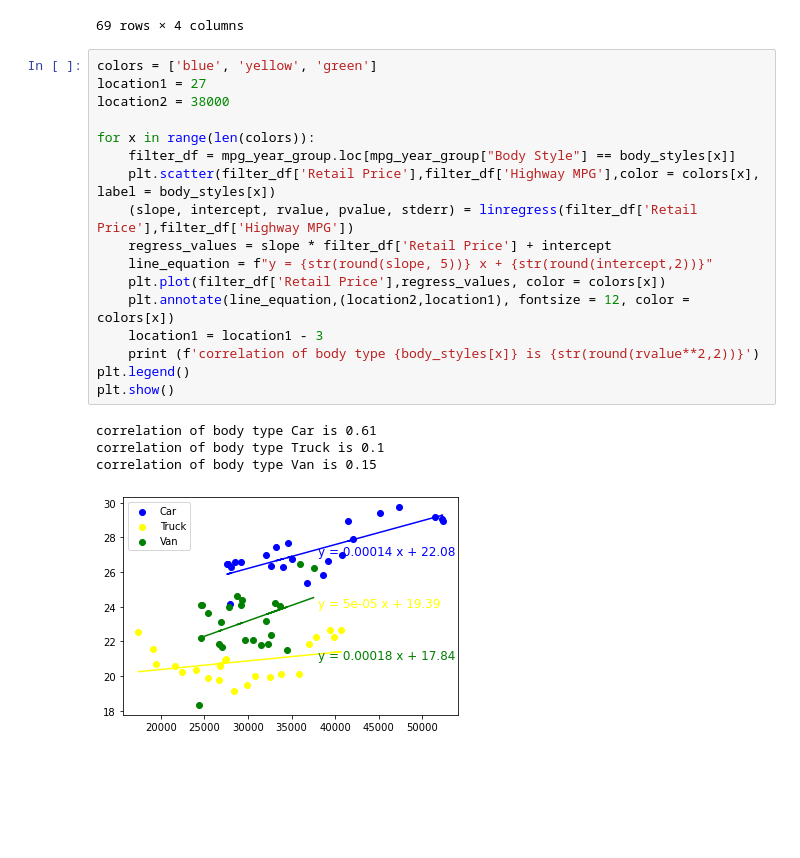
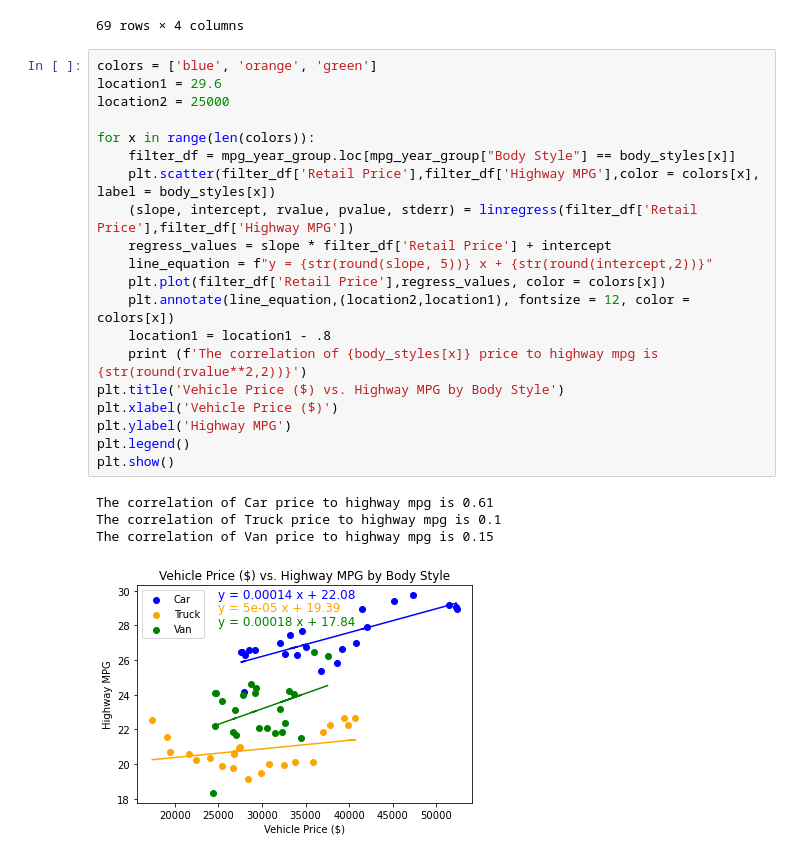
Before and after one commit to NoahGoldstein13/data-analysis-project-1, a Jupyter notebook: noah/noah_code.ipynb, the cells around one changed output. Drawn from its saved outputs; the diff is of its cells as text; blank space fills up the shorter version.

```diff
--- a/noah/noah_code.ipynb
+++ b/noah/noah_code.ipynb
@@ -77,24 +77,27 @@ mpg_year_group
 | 68 | Van | 2019 | 37512.724868 | 26.234043 |
 69 rows × 4 columns
 # %%
-colors = ['blue', 'yellow', 'green']
-location1 = 27
-location2 = 38000
+colors = ['blue', 'orange', 'green']
+location1 = 29.6
+location2 = 25000
 
 for x in range(len(colors)):
     filter_df = mpg_year_group.loc[mpg_year_group["Body Style"] == body_styles[x]]
     plt.scatter(filter_df['Retail Price'],filter_df['Highway MPG'],color = colors[x], label = body_styles[x])
     (slope, intercept, rvalue, pvalue, stderr) = linregress(filter_df['Retail Price'],filter_df['Highway MPG'])
     regress_values = slope * filter_df['Retail Price'] + intercept
     line_equation = f"y = {str(round(slope, 5))} x + {str(round(intercept,2))}"
     plt.plot(filter_df['Retail Price'],regress_values, color = colors[x])
     plt.annotate(line_equation,(location2,location1), fontsize = 12, color = colors[x])
-    location1 = location1 - 3
-    print (f'correlation of body type {body_styles[x]} is {str(round(rvalue**2,2))}')
+    location1 = location1 - .8
+    print (f'The correlation of {body_styles[x]} price to highway mpg is {str(round(rvalue**2,2))}')
+plt.title('Vehicle Price ($) vs. Highway MPG by Body Style')
+plt.xlabel('Vehicle Price ($)')
+plt.ylabel('Highway MPG')
 plt.legend()
 plt.show()
 # %% [output]
-correlation of body type Car is 0.61
-correlation of body type Truck is 0.1
-correlation of body type Van is 0.15
+The correlation of Car price to highway mpg is 0.61
+The correlation of Truck price to highway mpg is 0.1
+The correlation of Van price to highway mpg is 0.15
-[figure, old version]
+[figure, new version]
```
Also changed, not shown: parts of 1 cell of this notebook.
